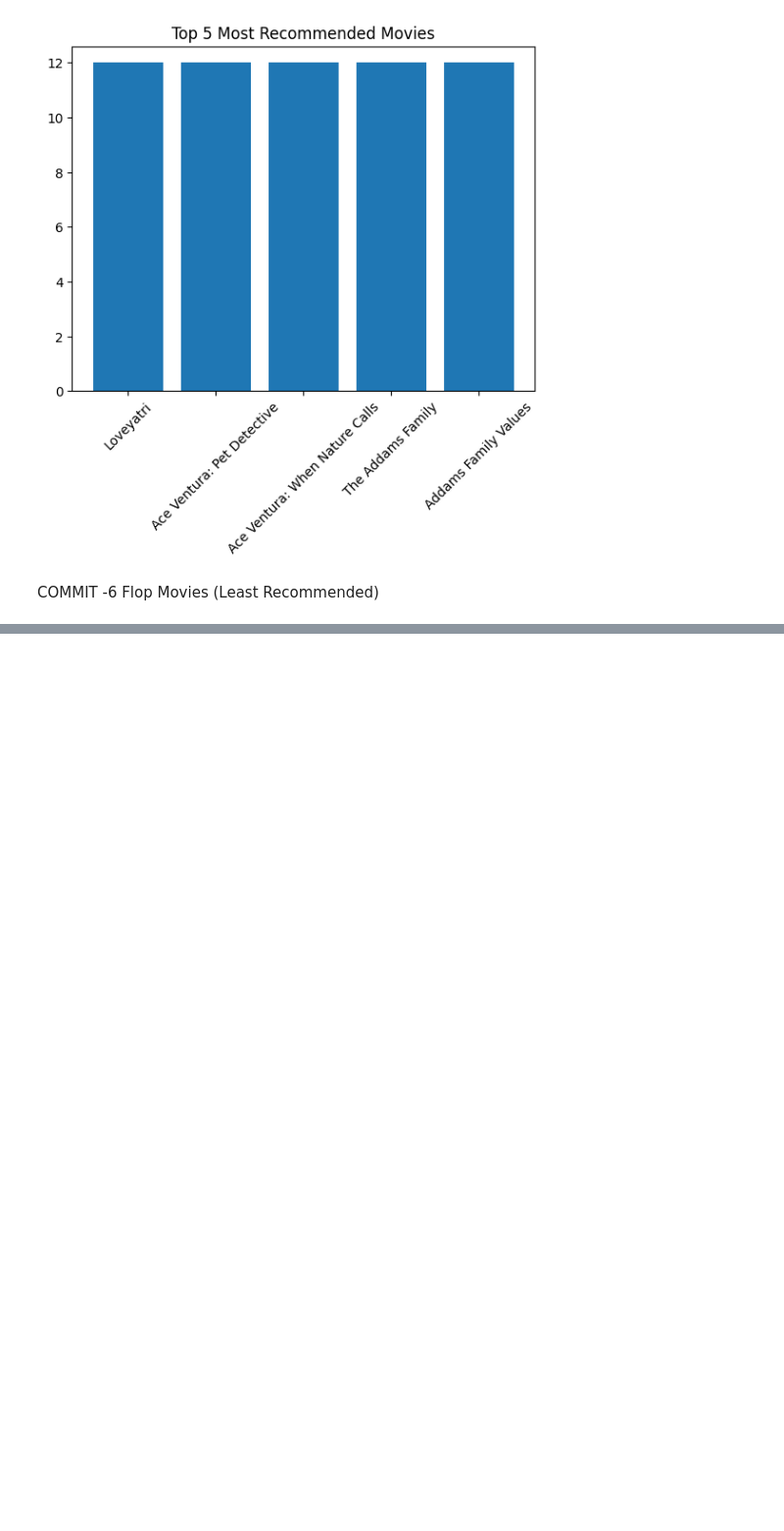
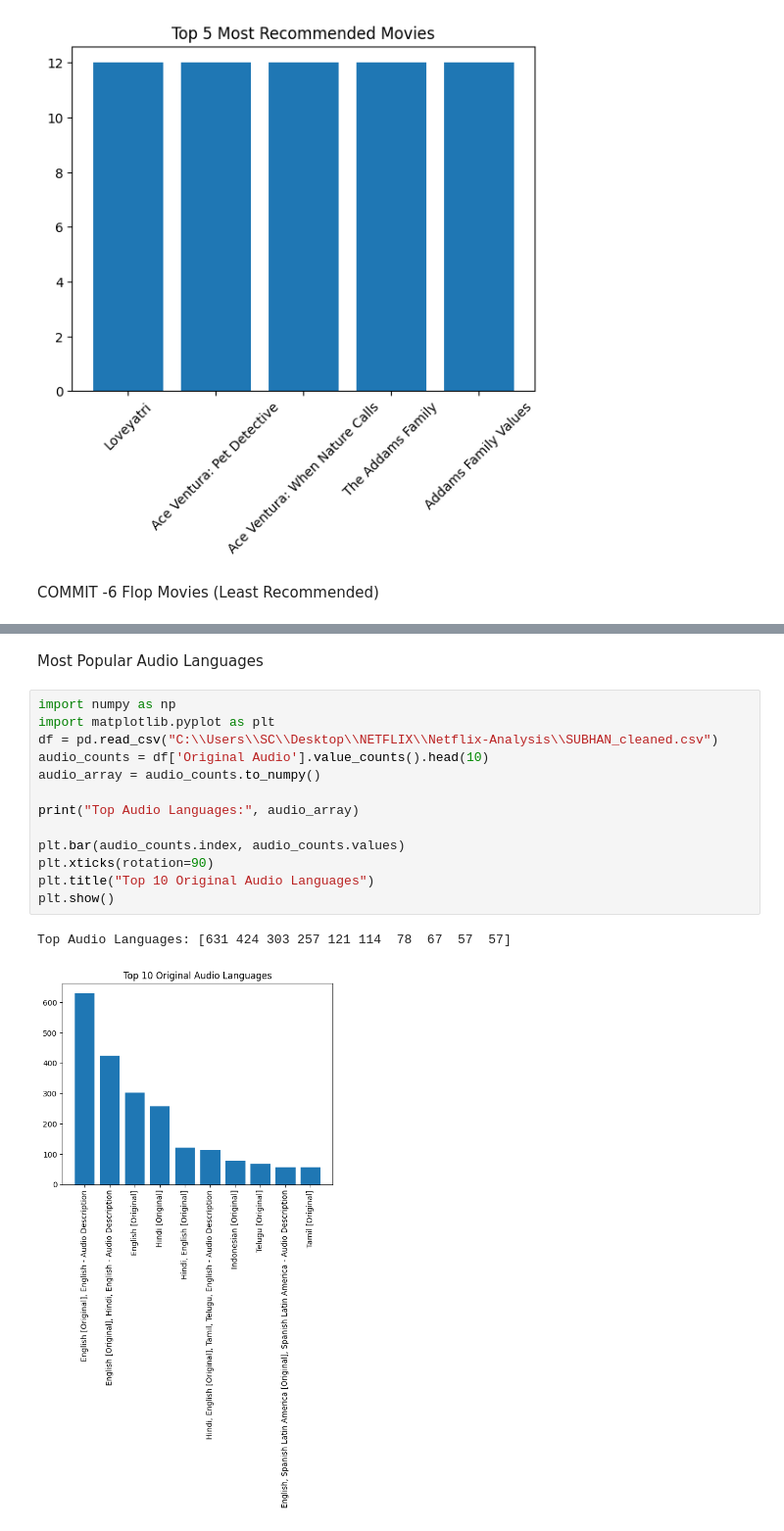
Before and after one commit to ameena0726-ops/Netflix-Analysis, a Jupyter notebook: Netflix_Content_Genre (1).ipynb, the cells around one changed output, grey strips where cells are left out. Shown at 98% size. Cells and saved outputs as stored; diff of their text form; blank space fills up the shorter version.

```diff
--- a/Netflix_Content_Genre (1).ipynb
+++ b/Netflix_Content_Genre (1).ipynb
@@ -507,3 +498,21 @@ plt.show()
 Lowest Counts: [1 3 3 3 3]
 Minimum Count: 1
 [figure]
+# %% [markdown]
+Most Popular Audio Languages
+# %%
+import numpy as np
+import matplotlib.pyplot as plt
+df = pd.read_csv("C:\\Users\\SC\\Desktop\\NETFLIX\\Netflix-Analysis\\SUBHAN_cleaned.csv")
+audio_counts = df['Original Audio'].value_counts().head(10)
+audio_array = audio_counts.to_numpy()
+
+print("Top Audio Languages:", audio_array)
+
+plt.bar(audio_counts.index, audio_counts.values)
+plt.xticks(rotation=90)
+plt.title("Top 10 Original Audio Languages")
+plt.show()
+# %% [output]
+Top Audio Languages: [631 424 303 257 121 114  78  67  57  57]
+[figure, added]
```
Also changed, not shown: parts of 6 cells of this notebook.
